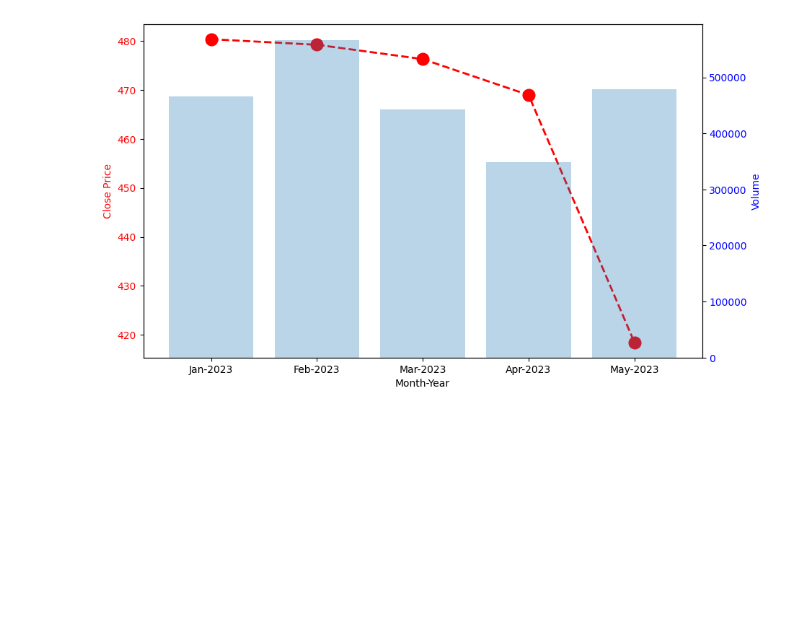
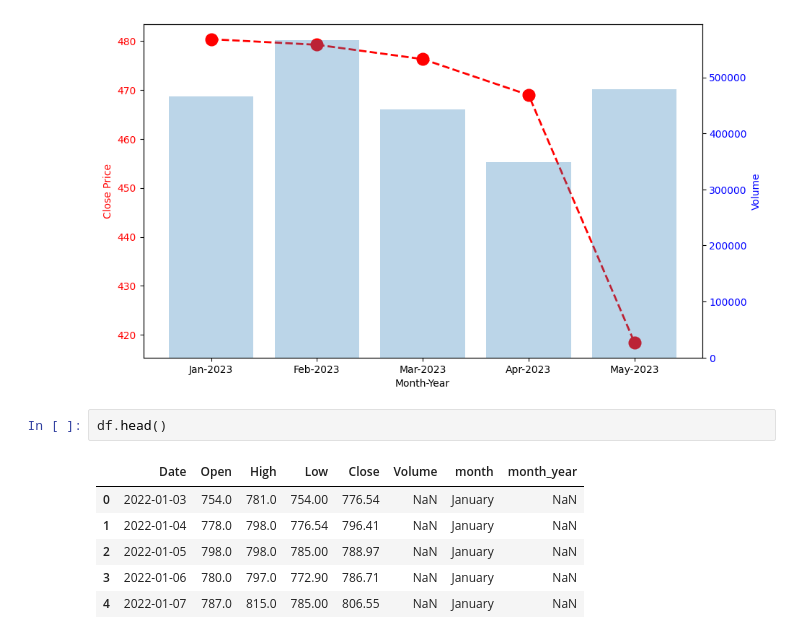
Before and after one commit to saimsheikh/PSX-stock-prediction, a Jupyter notebook: Data_cleaning.ipynb, the cells around one changed output. Saved outputs shown, nothing was run; the diff lists cells and outputs as text; blank space fills up the shorter version.

```diff
--- a/Data_cleaning.ipynb
+++ b/Data_cleaning.ipynb
@@ -172,3 +190,12 @@ ax2.tick_params(axis='y', labelcolor='blue')
 plt.show()
 # %% [output]
 [figure]
+# %%
+df.head()
+# %% [output]
+|  | Date | Open | High | Low | Close | Volume | month | month_year |
+| 0 | 2022-01-03 | 754.0 | 781.0 | 754.00 | 776.54 | NaN | January | NaN |
+| 1 | 2022-01-04 | 778.0 | 798.0 | 776.54 | 796.41 | NaN | January | NaN |
+| 2 | 2022-01-05 | 798.0 | 798.0 | 785.00 | 788.97 | NaN | January | NaN |
+| 3 | 2022-01-06 | 780.0 | 797.0 | 772.90 | 786.71 | NaN | January | NaN |
+| 4 | 2022-01-07 | 787.0 | 815.0 | 785.00 | 806.55 | NaN | January | NaN |
```
Also changed, not shown: parts of 4 cells of this notebook, 2 other files.
